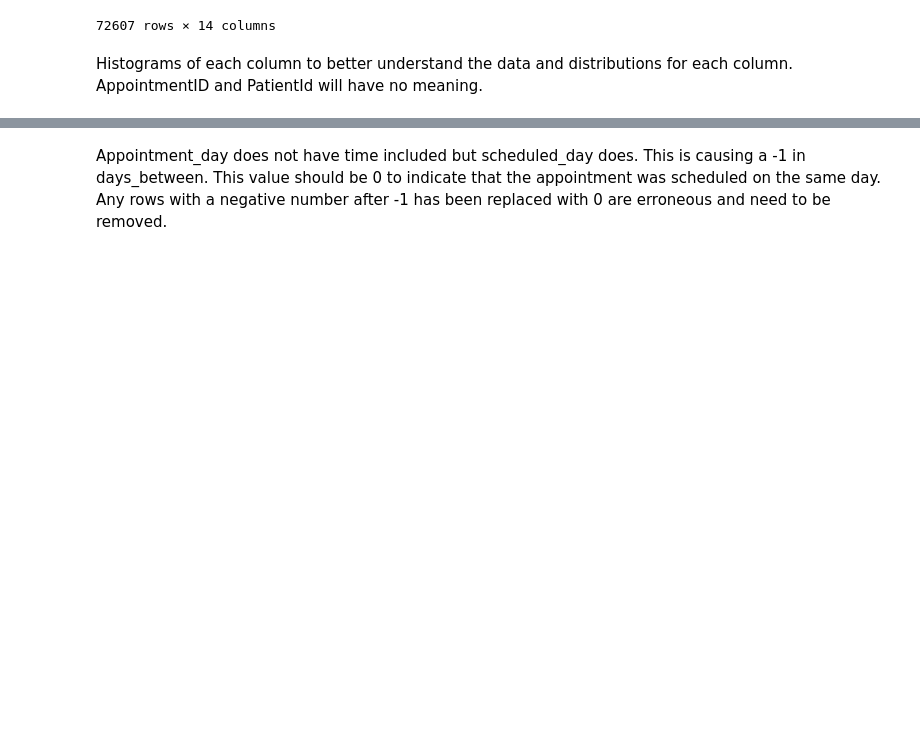
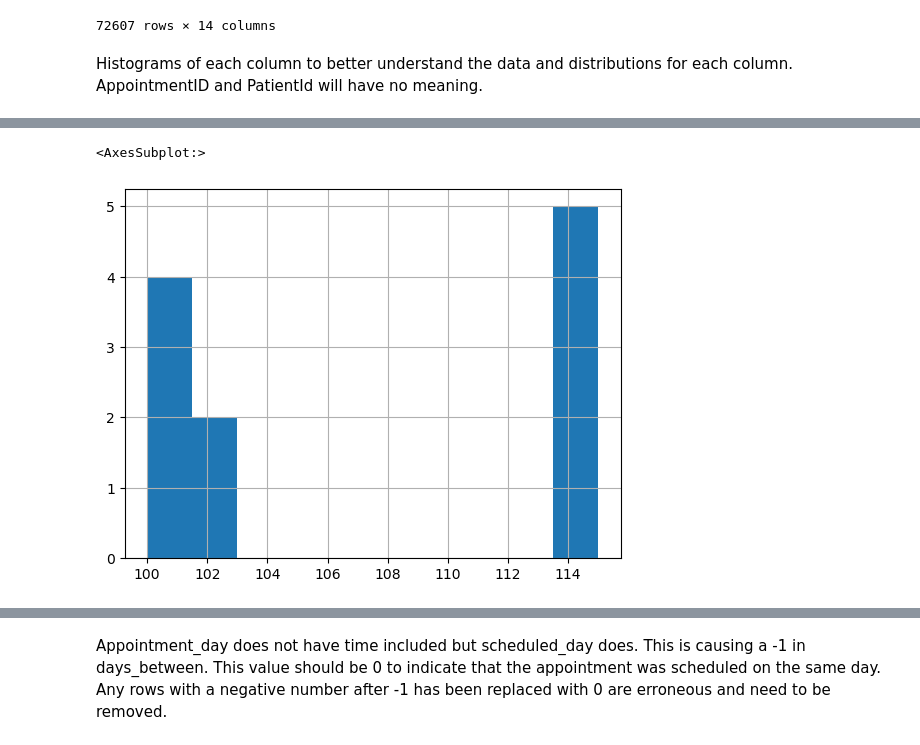
Before and after one commit to afbowman/UnsupervisedLearning, a Jupyter notebook: Capstone_Project.ipynb, the cells around one changed output, grey strips where cells are left out. Saved outputs shown, nothing was run; the diff lists cells and outputs as text; code cells hidden in the pictures; blank space fills up the shorter version.

```diff
--- a/Capstone_Project.ipynb
+++ b/Capstone_Project.ipynb
@@ -249,0 +268,8 @@ memory usage: 10.1+ MB
+# %%
+#The number of patients between the ages of 100 and 120 is very small.
+#What can I learn about those patients to determine whether they need to be dropped from the dataset as errors?
+
+df_prep[df_prep['age'] >= 100].age.hist()
+# %% [output]
+<AxesSubplot:>
+[figure, added]
```
Also changed, not shown: parts of 30 cells of this notebook.
